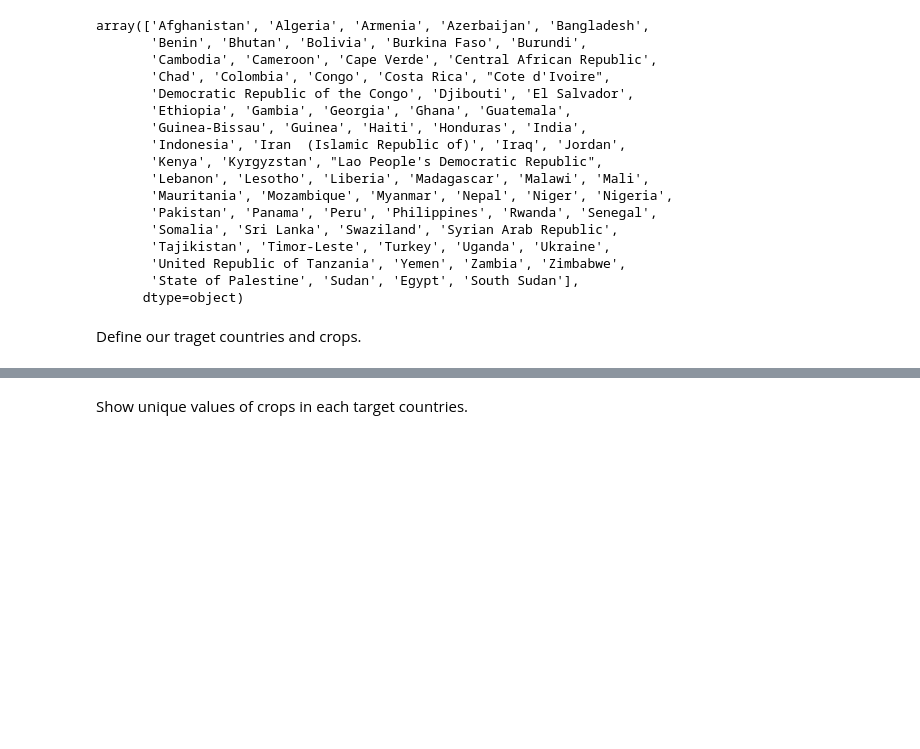
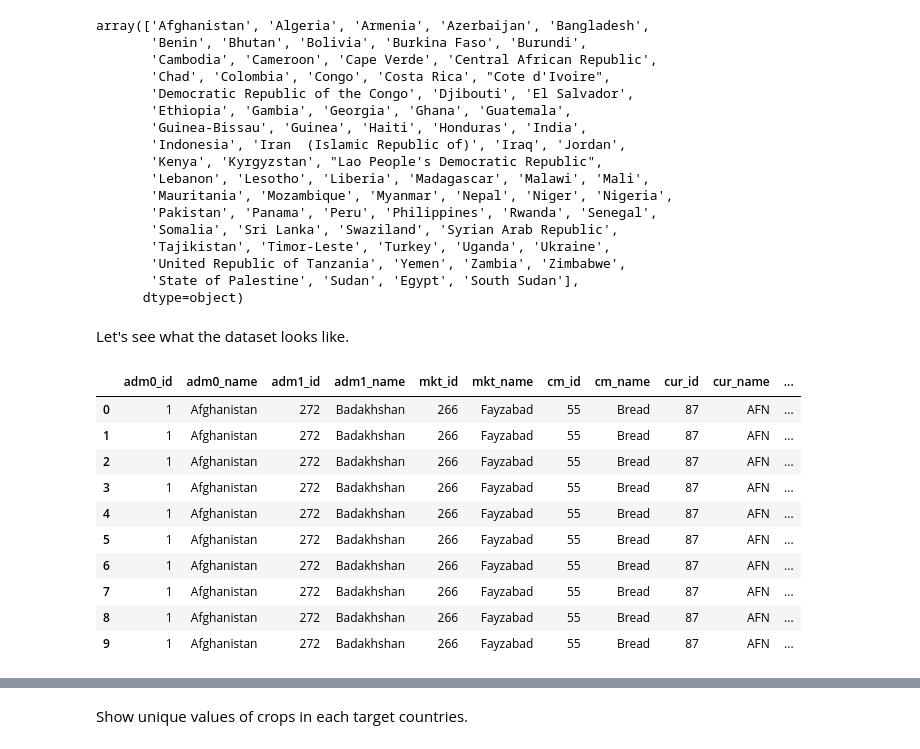
Before and after one commit to vzakhozhyi/599-A-Final-Project, a Jupyter notebook: Data Preprocessing Code/Price_preprocessing .ipynb, the cells around one changed output, grey strips where cells are left out. Saved outputs shown, nothing was run; the diff lists cells and outputs as text; code cells hidden in the pictures; blank space fills up the shorter version.

```diff
--- a/Data Preprocessing Code/Price_preprocessing .ipynb
+++ b/Data Preprocessing Code/Price_preprocessing .ipynb
@@ -13,5 +13,8 @@ Do changes in average monthly temperature and average monthly rainfall affect th
 read_csv() coding issues- utf-8 didn't work, use iso-8859-1 instead to code with uniform characters
 ## Price Dataset
 # %%
-https://github.com/vzakhozhyi/599-A-Final-Project/blob/master/Data%20Original/wfp_market_food_prices.csv
-    https://raw.githubusercontent.com/vzakhozhyi/599-A-Final-Project/master/Data/wfp_market_food_prices.csv
+import pandas as pd
+
+CsvFile='https://raw.githubusercontent.com/vzakhozhyi/599-A-Final-Project/master/Data%20Original/wfp_market_food_prices.csv'
+
+dataCsv=pd.read_csv(CsvFile, header= 0, encoding = "ISO-8859-1")
@@ -49,5 +62,19 @@ array(['Afghanistan', 'Algeria', 'Armenia', 'Azerbaijan', 'Bangladesh',
        'United Republic of Tanzania', 'Yemen', 'Zambia', 'Zimbabwe',
        'State of Palestine', 'Sudan', 'Egypt', 'South Sudan'],
       dtype=object)
-# %% [markdown]
-Define our traget countries and crops.
+# %% [markdown]
+Let's see what the dataset looks like.
+# %%
+dataCsv.head(10)
+# %% [output]
+|  | adm0_id | adm0_name | adm1_id | adm1_name | mkt_id | mkt_name | cm_id | cm_name | cur_id | cur_name | ... |
+| 0 | 1 | Afghanistan | 272 | Badakhshan | 266 | Fayzabad | 55 | Bread | 87 | AFN | ... |
+| 1 | 1 | Afghanistan | 272 | Badakhshan | 266 | Fayzabad | 55 | Bread | 87 | AFN | ... |
+| 2 | 1 | Afghanistan | 272 | Badakhshan | 266 | Fayzabad | 55 | Bread | 87 | AFN | ... |
+| 3 | 1 | Afghanistan | 272 | Badakhshan | 266 | Fayzabad | 55 | Bread | 87 | AFN | ... |
+| 4 | 1 | Afghanistan | 272 | Badakhshan | 266 | Fayzabad | 55 | Bread | 87 | AFN | ... |
+| 5 | 1 | Afghanistan | 272 | Badakhshan | 266 | Fayzabad | 55 | Bread | 87 | AFN | ... |
+| 6 | 1 | Afghanistan | 272 | Badakhshan | 266 | Fayzabad | 55 | Bread | 87 | AFN | ... |
+| 7 | 1 | Afghanistan | 272 | Badakhshan | 266 | Fayzabad | 55 | Bread | 87 | AFN | ... |
+| 8 | 1 | Afghanistan | 272 | Badakhshan | 266 | Fayzabad | 55 | Bread | 87 | AFN | ... |
+| 9 | 1 | Afghanistan | 272 | Badakhshan | 266 | Fayzabad | 55 | Bread | 87 | AFN | ... |
```
Also changed, not shown: parts of 29 cells of this notebook.
